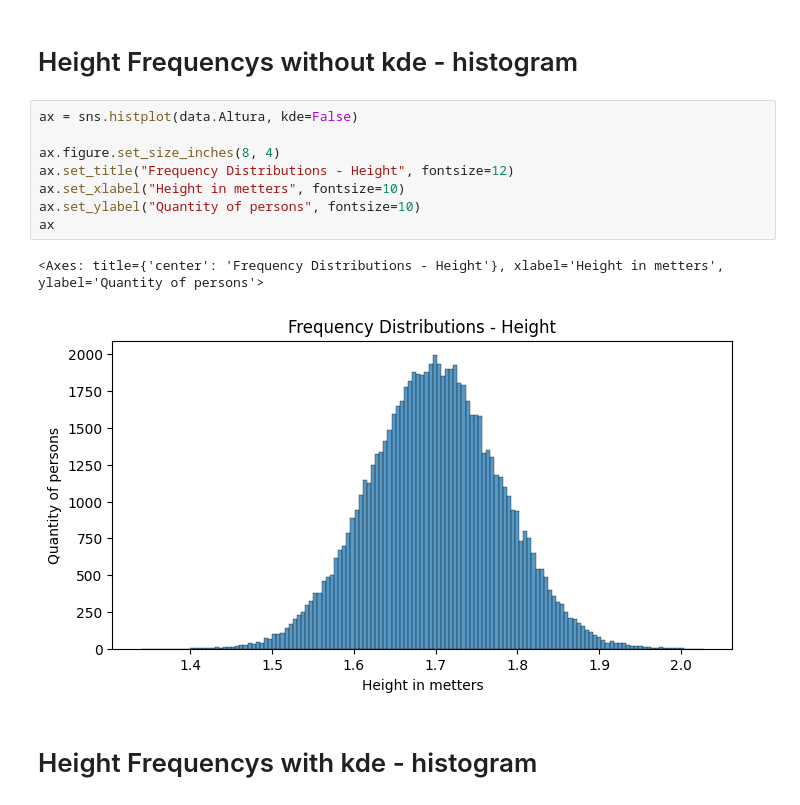
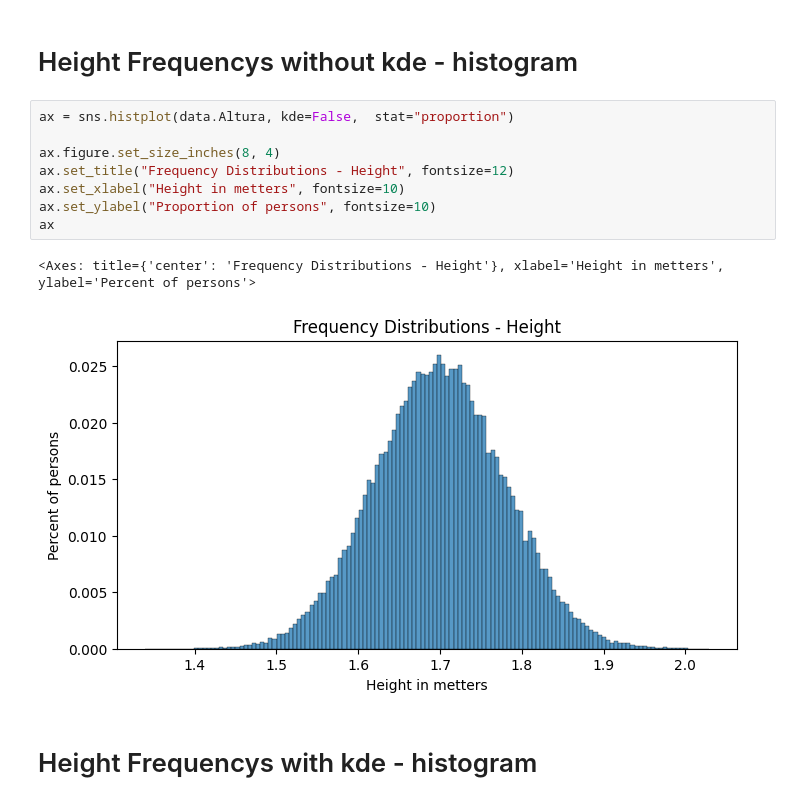
Before and after one commit to hernandemonteiro/host_national_search_2015, a Jupyter notebook: host_national_search_2015.ipynb, the cells around one changed output. Drawn from its saved outputs; the diff is of its cells as text.

```diff
--- a/host_national_search_2015.ipynb
+++ b/host_national_search_2015.ipynb
@@ -304,16 +304,16 @@ import seaborn as sns
 # %% [markdown]
 # Height Frequencys without kde - histogram
 # %%
-ax = sns.histplot(data.Altura, kde=False)
+ax = sns.histplot(data.Altura, kde=False,  stat="proportion")
 
 ax.figure.set_size_inches(8, 4)
 ax.set_title("Frequency Distributions - Height", fontsize=12)
 ax.set_xlabel("Height in metters", fontsize=10)
-ax.set_ylabel("Quantity of persons", fontsize=10)
+ax.set_ylabel("Proportion of persons", fontsize=10)
 ax
 # %% [output]
-<Axes: title={'center': 'Frequency Distributions - Height'}, xlabel='Height in metters', ylabel='Quantity of persons'>
+<Axes: title={'center': 'Frequency Distributions - Height'}, xlabel='Height in metters', ylabel='Percent of persons'>
-[figure, old version]
+[figure, new version]
 # %% [markdown]
 # Height Frequencys with kde - histogram
 # %%
```
